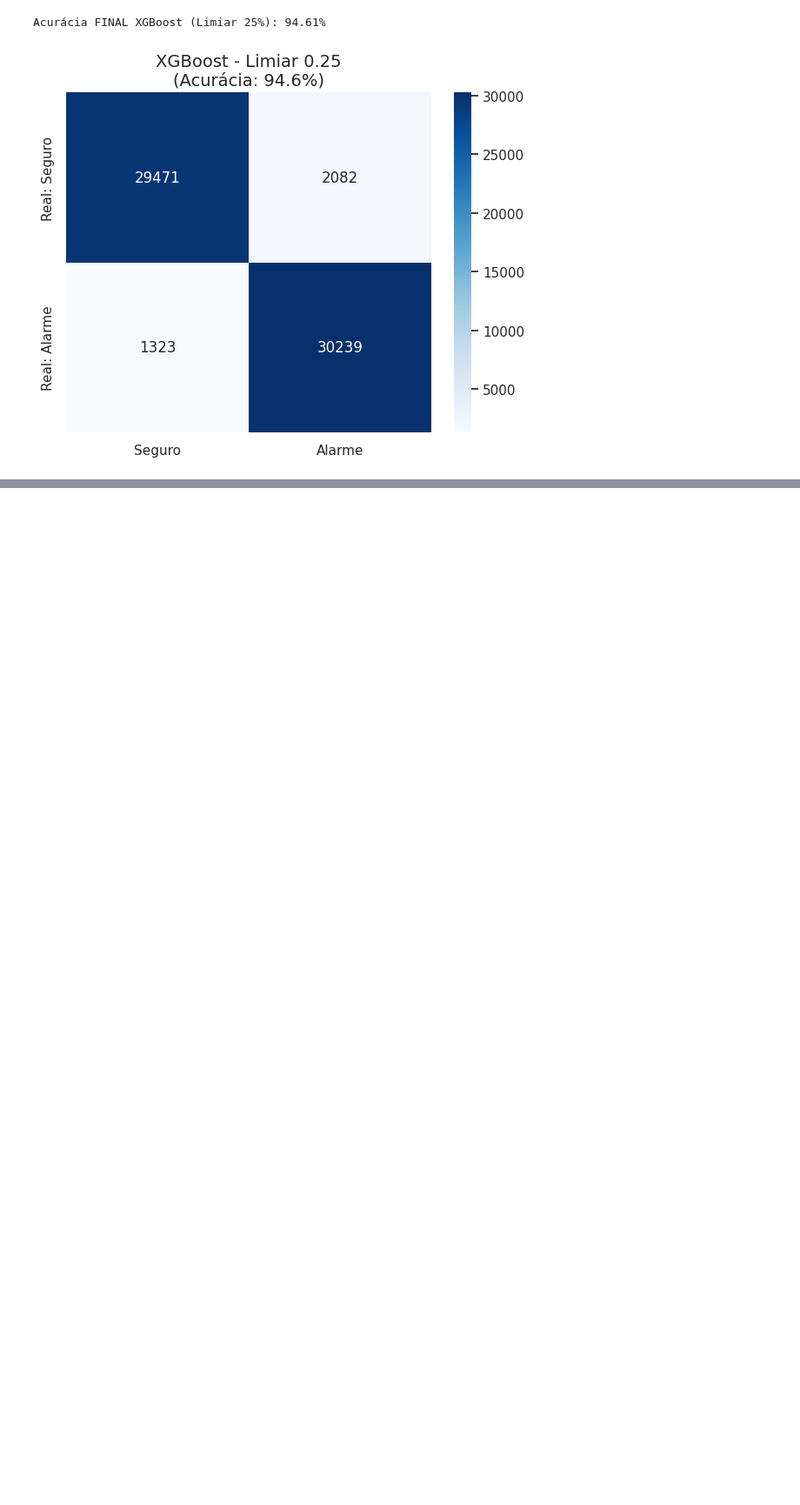
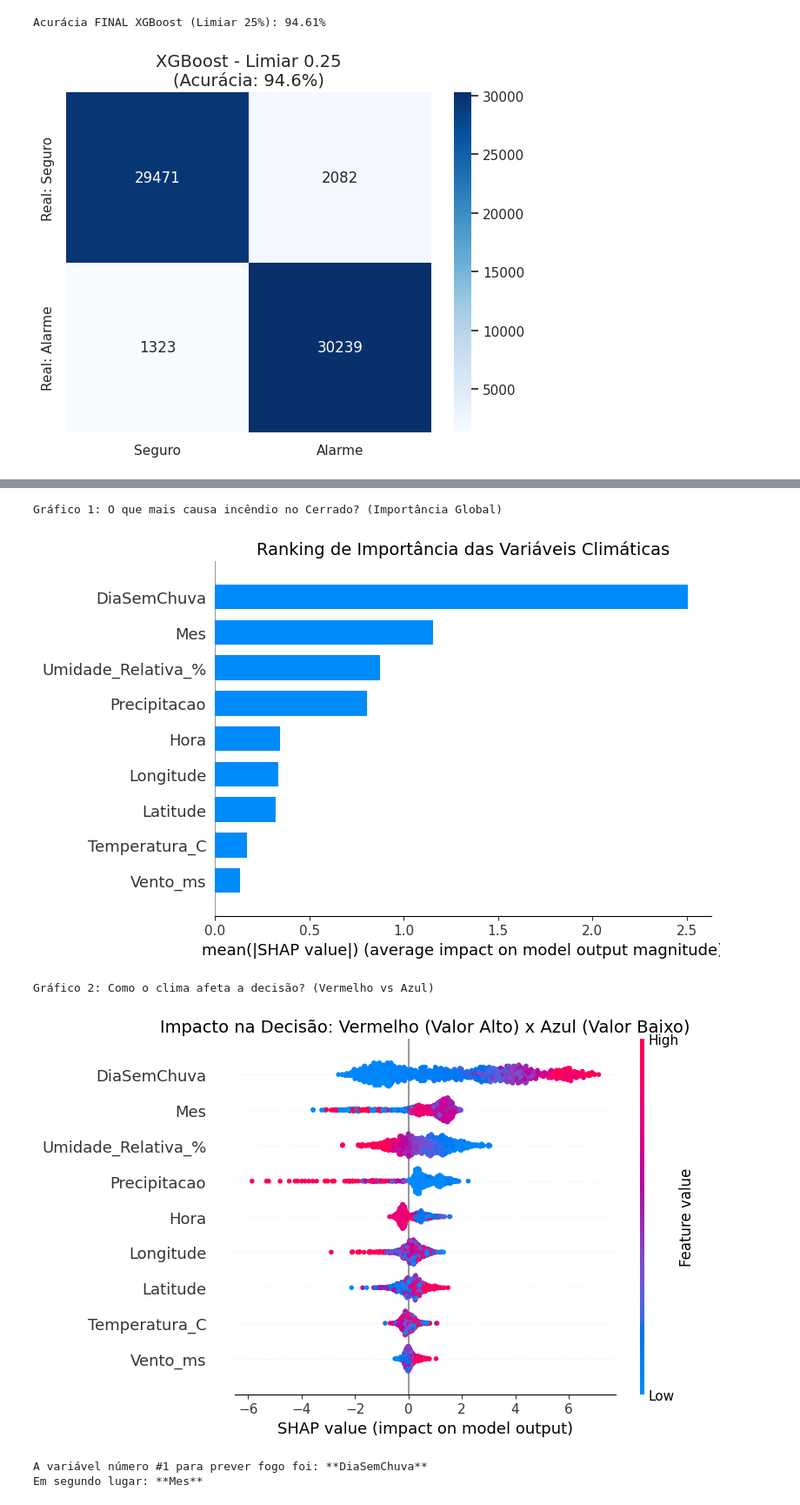
Before and after one commit to vincentbc23/Desafio-3_Zetta, a Jupyter notebook: modelo_preditivo.ipynb, the cells around one changed output, grey strips where cells are left out. Shown at 87% size. Drawn from its saved outputs; the diff is of its cells as text; code cells hidden in the pictures; blank space fills up the shorter version.

```diff
--- a/modelo_preditivo.ipynb
+++ b/modelo_preditivo.ipynb
@@ -239,0 +435,34 @@ Acurácia FINAL XGBoost (Limiar 25%): 94.61%
+# %%
+# Gráfico para ver a importância das variáveis.
+X_amostra_shap = X_teste.sample(n=1000, random_state=42)
+
+explainer = shap.TreeExplainer(modelo_xgb_final)
+valores_shap = explainer.shap_values(X_amostra_shap)
+
+print("\nGráfico 1: O que mais causa incêndio no Cerrado? (Importância Global)")
+plt.figure(figsize=(10, 6))
+shap.summary_plot(valores_shap, X_amostra_shap, plot_type="bar", show=False)
+plt.title("Ranking de Importância das Variáveis Climáticas", fontsize=14)
+plt.tight_layout()
+plt.show()
+
+print("\nGráfico 2: Como o clima afeta a decisão? (Vermelho vs Azul)")
+plt.figure(figsize=(10, 6))
+shap.summary_plot(valores_shap, X_amostra_shap, show=False)
+plt.title("Impacto na Decisão: Vermelho (Valor Alto) x Azul (Valor Baixo)", fontsize=14)
+plt.tight_layout()
+plt.show()
+
+importancia_media = np.abs(valores_shap).mean(axis=0)
+indices_top_2 = np.argsort(importancia_media)[-2:][::-1]
+variaveis_top_2 = X_amostra_shap.columns[indices_top_2].tolist()
+
+print(f"\nA variável número #1 para prever fogo foi: **{variaveis_top_2[0]}**")
+print(f"Em segundo lugar: **{variaveis_top_2[1]}**")
+# %% [output]
+Gráfico 1: O que mais causa incêndio no Cerrado? (Importância Global)
+[figure, added]
+Gráfico 2: Como o clima afeta a decisão? (Vermelho vs Azul)
+[figure, added]
+A variável número #1 para prever fogo foi: **DiaSemChuva**
+Em segundo lugar: **Mes**
```
Also changed, not shown: parts of 18 cells of this notebook, 4 other files.
